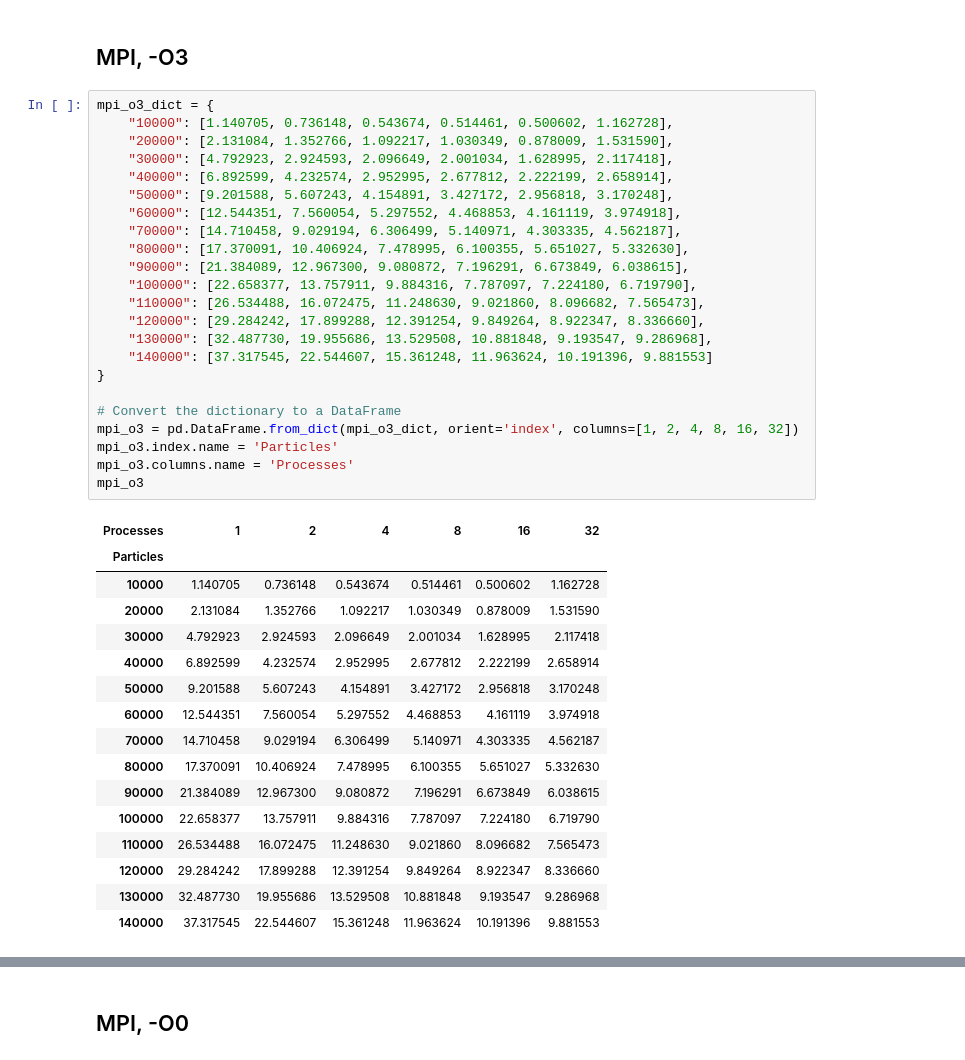
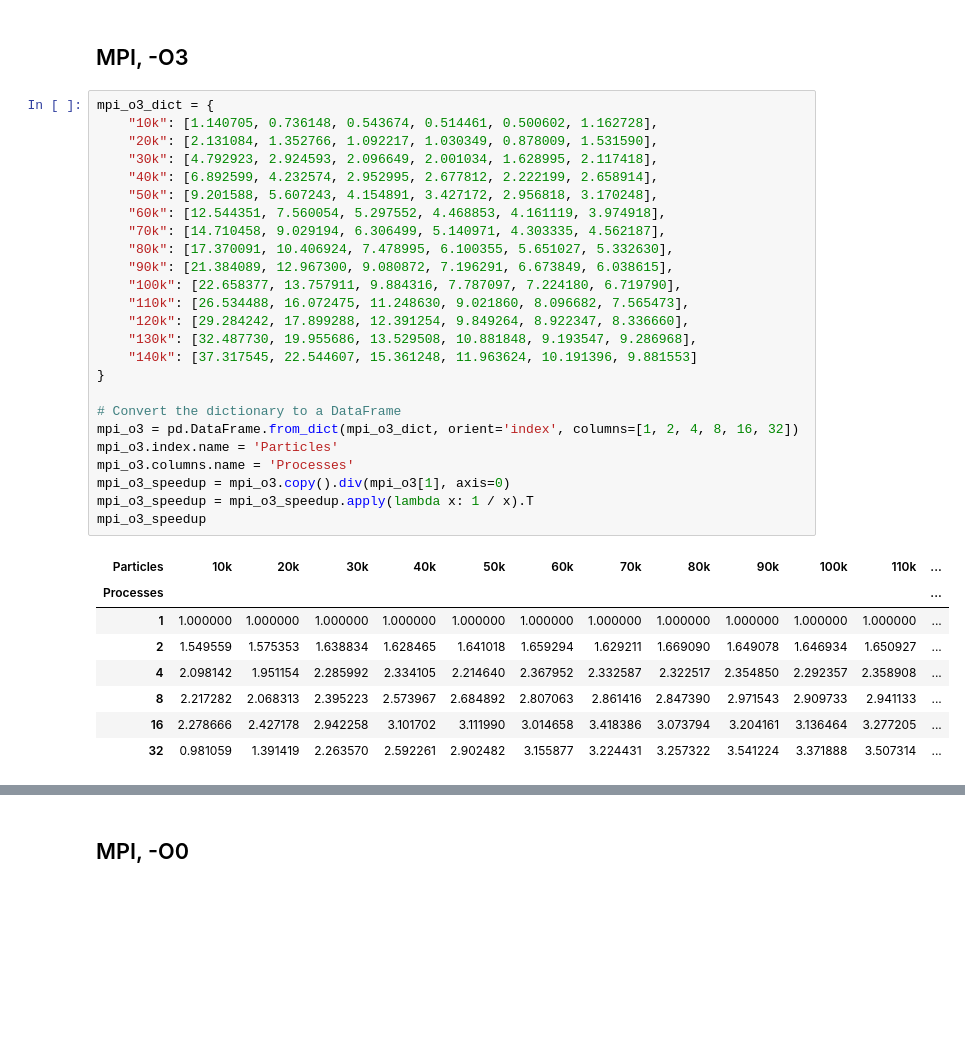
Before and after one commit to carloscca10/hpc_nbody, a Jupyter notebook: python things/file.ipynb, the cells around one changed output, grey strips where cells are left out. Saved outputs shown, nothing was run; the diff lists cells and outputs as text; blank space fills up the shorter version.

```diff
--- a/python things/file.ipynb
+++ b/python things/file.ipynb
@@ -149,41 +149,35 @@ new_file_path
 ## MPI, -O3
 # %%
 mpi_o3_dict = {
-    "10000": [1.140705, 0.736148, 0.543674, 0.514461, 0.500602, 1.162728],
-    "20000": [2.131084, 1.352766, 1.092217, 1.030349, 0.878009, 1.531590],
-    "30000": [4.792923, 2.924593, 2.096649, 2.001034, 1.628995, 2.117418],
-    "40000": [6.892599, 4.232574, 2.952995, 2.677812, 2.222199, 2.658914],
-    "50000": [9.201588, 5.607243, 4.154891, 3.427172, 2.956818, 3.170248],
-    "60000": [12.544351, 7.560054, 5.297552, 4.468853, 4.161119, 3.974918],
-    "70000": [14.710458, 9.029194, 6.306499, 5.140971, 4.303335, 4.562187],
-    "80000": [17.370091, 10.406924, 7.478995, 6.100355, 5.651027, 5.332630],
-    "90000": [21.384089, 12.967300, 9.080872, 7.196291, 6.673849, 6.038615],
-    "100000": [22.658377, 13.757911, 9.884316, 7.787097, 7.224180, 6.719790],
-    "110000": [26.534488, 16.072475, 11.248630, 9.021860, 8.096682, 7.565473],
-    "120000": [29.284242, 17.899288, 12.391254, 9.849264, 8.922347, 8.336660],
-    "130000": [32.487730, 19.955686, 13.529508, 10.881848, 9.193547, 9.286968],
-    "140000": [37.317545, 22.544607, 15.361248, 11.963624, 10.191396, 9.881553]
+    "10k": [1.140705, 0.736148, 0.543674, 0.514461, 0.500602, 1.162728],
+    "20k": [2.131084, 1.352766, 1.092217, 1.030349, 0.878009, 1.531590],
+    "30k": [4.792923, 2.924593, 2.096649, 2.001034, 1.628995, 2.117418],
+    "40k": [6.892599, 4.232574, 2.952995, 2.677812, 2.222199, 2.658914],
+    "50k": [9.201588, 5.607243, 4.154891, 3.427172, 2.956818, 3.170248],
+    "60k": [12.544351, 7.560054, 5.297552, 4.468853, 4.161119, 3.974918],
+    "70k": [14.710458, 9.029194, 6.306499, 5.140971, 4.303335, 4.562187],
+    "80k": [17.370091, 10.406924, 7.478995, 6.100355, 5.651027, 5.332630],
+    "90k": [21.384089, 12.967300, 9.080872, 7.196291, 6.673849, 6.038615],
+    "100k": [22.658377, 13.757911, 9.884316, 7.787097, 7.224180, 6.719790],
+    "110k": [26.534488, 16.072475, 11.248630, 9.021860, 8.096682, 7.565473],
+    "120k": [29.284242, 17.899288, 12.391254, 9.849264, 8.922347, 8.336660],
+    "130k": [32.487730, 19.955686, 13.529508, 10.881848, 9.193547, 9.286968],
+    "140k": [37.317545, 22.544607, 15.361248, 11.963624, 10.191396, 9.881553]
 }
 
 # Convert the dictionary to a DataFrame
 mpi_o3 = pd.DataFrame.from_dict(mpi_o3_dict, orient='index', columns=[1, 2, 4, 8, 16, 32])
 mpi_o3.index.name = 'Particles'
 mpi_o3.columns.name = 'Processes'
-mpi_o3
+mpi_o3_speedup = mpi_o3.copy().div(mpi_o3[1], axis=0)
+mpi_o3_speedup = mpi_o3_speedup.apply(lambda x: 1 / x).T
+mpi_o3_speedup
 # %% [output]
-| Processes | 1 | 2 | 4 | 8 | 16 | 32 |
-| Particles |  |  |  |  |  |  |
-| 10000 | 1.140705 | 0.736148 | 0.543674 | 0.514461 | 0.500602 | 1.162728 |
-| 20000 | 2.131084 | 1.352766 | 1.092217 | 1.030349 | 0.878009 | 1.531590 |
-| 30000 | 4.792923 | 2.924593 | 2.096649 | 2.001034 | 1.628995 | 2.117418 |
-| 40000 | 6.892599 | 4.232574 | 2.952995 | 2.677812 | 2.222199 | 2.658914 |
-| 50000 | 9.201588 | 5.607243 | 4.154891 | 3.427172 | 2.956818 | 3.170248 |
-| 60000 | 12.544351 | 7.560054 | 5.297552 | 4.468853 | 4.161119 | 3.974918 |
-| 70000 | 14.710458 | 9.029194 | 6.306499 | 5.140971 | 4.303335 | 4.562187 |
-| 80000 | 17.370091 | 10.406924 | 7.478995 | 6.100355 | 5.651027 | 5.332630 |
-| 90000 | 21.384089 | 12.967300 | 9.080872 | 7.196291 | 6.673849 | 6.038615 |
-| 100000 | 22.658377 | 13.757911 | 9.884316 | 7.787097 | 7.224180 | 6.719790 |
-| 110000 | 26.534488 | 16.072475 | 11.248630 | 9.021860 | 8.096682 | 7.565473 |
-| 120000 | 29.284242 | 17.899288 | 12.391254 | 9.849264 | 8.922347 | 8.336660 |
-| 130000 | 32.487730 | 19.955686 | 13.529508 | 10.881848 | 9.193547 | 9.286968 |
-| 140000 | 37.317545 | 22.544607 | 15.361248 | 11.963624 | 10.191396 | 9.881553 |
+| Particles | 10k | 20k | 30k | 40k | 50k | 60k | 70k | 80k | 90k | 100k | 110k | ... |
+| Processes |  |  |  |  |  |  |  |  |  |  |  | ... |
+| 1 | 1.000000 | 1.000000 | 1.000000 | 1.000000 | 1.000000 | 1.000000 | 1.000000 | 1.000000 | 1.000000 | 1.000000 | 1.000000 | ... |
+| 2 | 1.549559 | 1.575353 | 1.638834 | 1.628465 | 1.641018 | 1.659294 | 1.629211 | 1.669090 | 1.649078 | 1.646934 | 1.650927 | ... |
+| 4 | 2.098142 | 1.951154 | 2.285992 | 2.334105 | 2.214640 | 2.367952 | 2.332587 | 2.322517 | 2.354850 | 2.292357 | 2.358908 | ... |
+| 8 | 2.217282 | 2.068313 | 2.395223 | 2.573967 | 2.684892 | 2.807063 | 2.861416 | 2.847390 | 2.971543 | 2.909733 | 2.941133 | ... |
+| 16 | 2.278666 | 2.427178 | 2.942258 | 3.101702 | 3.111990 | 3.014658 | 3.418386 | 3.073794 | 3.204161 | 3.136464 | 3.277205 | ... |
+| 32 | 0.981059 | 1.391419 | 2.263570 | 2.592261 | 2.902482 | 3.155877 | 3.224431 | 3.257322 | 3.541224 | 3.371888 | 3.507314 | ... |
```
Also changed, not shown: parts of 8 cells of this notebook, 8 other files.
